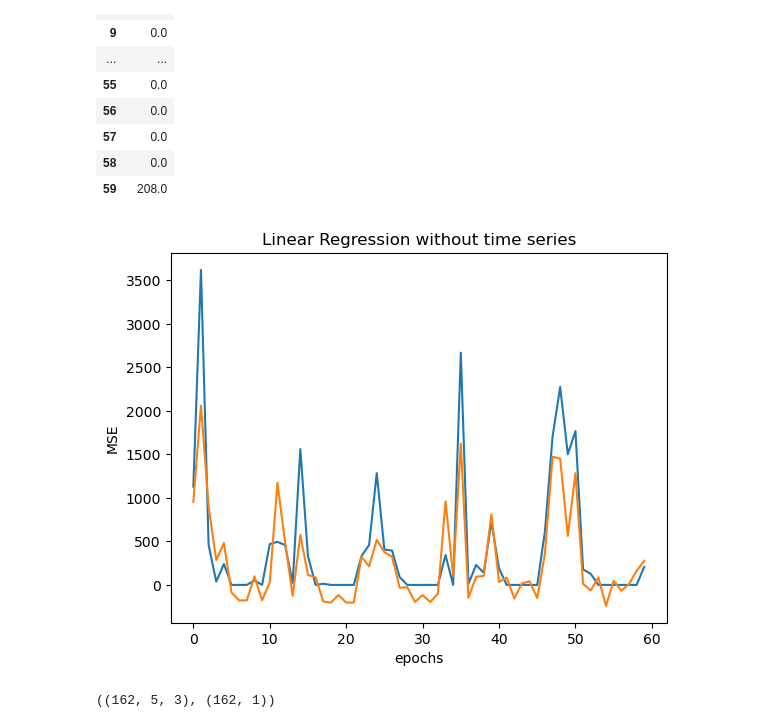
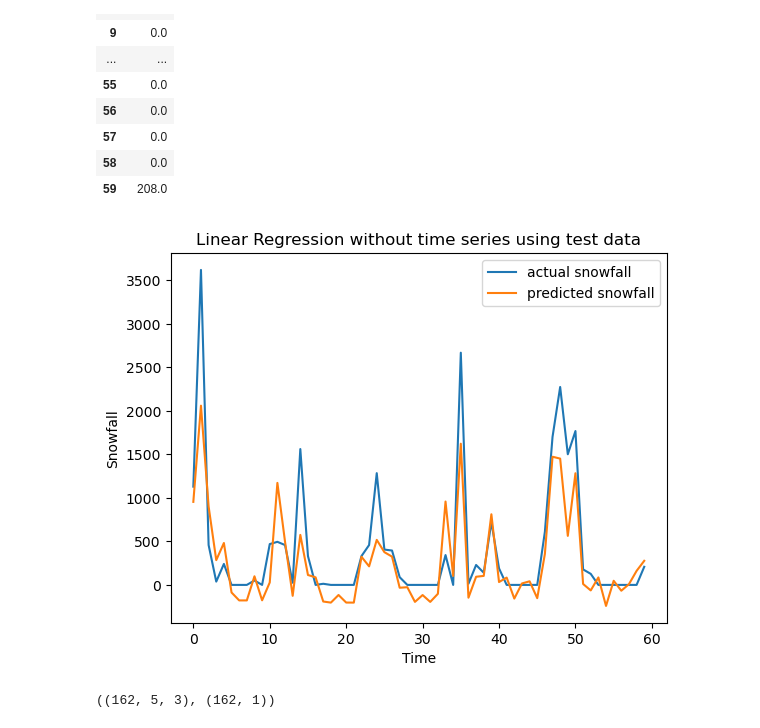
Before and after one commit to sidmanu/MIDS-W207-DeforestationAndClimate, a Jupyter notebook: notebooks/model.ipynb, the cells around one changed output. Drawn from its saved outputs; the diff is of its cells as text; code cells hidden in the pictures.

```diff
--- a/notebooks/model.ipynb
+++ b/notebooks/model.ipynb
@@ -161,18 +161,19 @@ y_test
 | 59 | 208.0 |
 # %%
 def plot_predictions(actual, predicted, xlabel, ylabel, title):
-    plt.plot(actual)
-    plt.plot(predicted)
+    plt.plot(actual,label='actual snowfall')
+    plt.plot(predicted, label='predicted snowfall')
 
     plt.xlabel(xlabel)
     plt.title(title)
     plt.ylabel(ylabel)
+    plt.legend()
     plt.show()
 
 
-plot_predictions(y_test, y_pred,"epochs","MSE","Linear Regression without time series")
+plot_predictions(y_test, y_pred,"Time","Snowfall","Linear Regression without time series using test data")
 # %% [output]
-[figure, old version]
+[figure, new version]
 # %%
 # Convert data to sequences
 def create_sequences(data, window_size, seq_features, target_variable):
```
Also changed, not shown: parts of 1 cell of this notebook.
